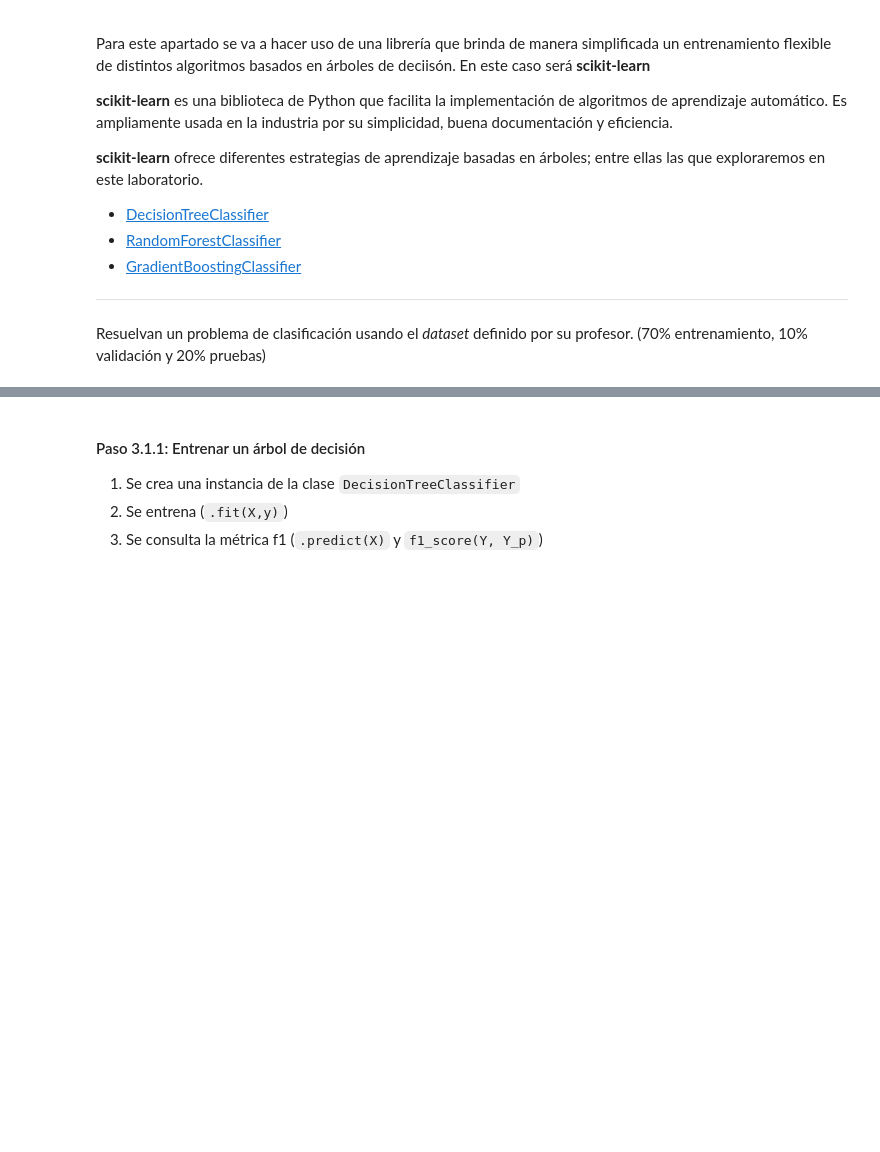
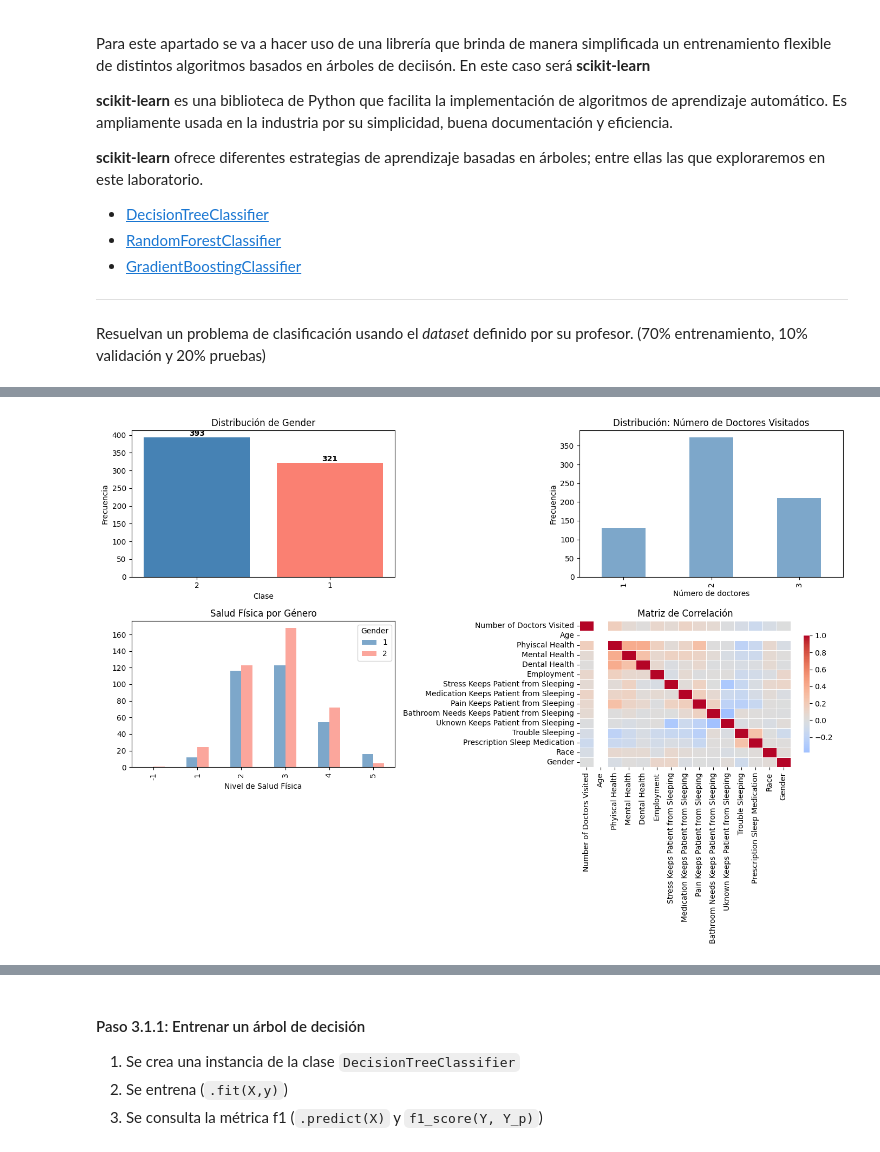
Before and after one commit to Juanseom/decision-trees-ptia-lab1, a Jupyter notebook: DT_PTIA_2026-1C.ipynb, the cells around one changed output, grey strips where cells are left out. Cells and saved outputs as stored; diff of their text form; code cells hidden in the pictures; blank space fills up the shorter version.

```diff
--- a/DT_PTIA_2026-1C.ipynb
+++ b/DT_PTIA_2026-1C.ipynb
@@ -1224,0 +1232,78 @@ Para comprender la naturaleza de los datos que estamos utilizando es necesario *
+# %%
+# Analizar los datos
+
+import pandas as pd
+import matplotlib.pyplot as plt
+import seaborn as sns
+
+# 1. Cargar el dataset
+dataset = pd.read_csv('NPHA-doctor-visits.csv')
+
+print()
+print("EXPLORACIÓN DEL DATASET NPHA-doctor-visits")
+print()
+
+# 2. Información general
+print(f"\nDimensiones: {dataset.shape[0]} filas x {dataset.shape[1]} columnas")
+print(f"\nColumnas del dataset:")
+for i, col in enumerate(dataset.columns, 1):
+    print(f"  {i:2d}. {col}")
+
+print(f"\nTipos de datos:")
+print(dataset.dtypes.to_string())
+
+# 3. Verificar valores nulos
+print(f"\nValores nulos por columna:")
+null_counts = dataset.isnull().sum()
+if null_counts.sum() == 0:
+    print("  No se encontraron valores nulos en el dataset")
+else:
+    print(null_counts[null_counts > 0].to_string())
+
+# 4. Estadísticas descriptivas
+print(f"\nEstadísticas descriptivas:")
+print(dataset.describe().to_string())
+
+# 5. Distribución de la variable objetivo (Gender)
+target_col = 'Gender'
+print(f"\nDistribución de la variable objetivo ({target_col}):")
+class_counts = dataset[target_col].value_counts()
+for val, count in class_counts.items():
+    print(f"  Clase {val}: {count} ({count/len(dataset)*100:.1f}%)")
+
+# 6. Visualizaciones
+fig, axes = plt.subplots(2, 2, figsize=(14, 10))
+
+axes[0, 0].bar(class_counts.index.astype(str), class_counts.values, color=['steelblue', 'salmon'])
+axes[0, 0].set_title(f'Distribución de {target_col}')
+axes[0, 0].set_xlabel('Clase')
+axes[0, 0].set_ylabel('Frecuencia')
+for i, (val, count) in enumerate(class_counts.items()):
+    axes[0, 0].text(i, count + 5, str(count), ha='center', fontweight='bold')
+
+dataset['Number of Doctors Visited'].value_counts().sort_index().plot(
+    kind='bar', ax=axes[0, 1], color='steelblue', alpha=0.7)
+axes[0, 1].set_title('Distribución: Número de Doctores Visitados')
+axes[0, 1].set_xlabel('Número de doctores')
+axes[0, 1].set_ylabel('Frecuencia')
+
+dataset.groupby(target_col)['Phyiscal Health'].value_counts().unstack(0).plot(
+    kind='bar', ax=axes[1, 0], color=['steelblue', 'salmon'], alpha=0.7)
+axes[1, 0].set_title('Salud Física por Género')
+axes[1, 0].set_xlabel('Nivel de Salud Física')
+axes[1, 0].legend(title='Gender')
+
+corr = dataset.corr()
+sns.heatmap(corr, ax=axes[1, 1], cmap='coolwarm', center=0,
+            fmt='.1f', linewidths=0.5, cbar_kws={'shrink': 0.8})
+axes[1, 1].set_title('Matriz de Correlación')
+
+plt.tight_layout()
+plt.show()
+
+# 7. Correlaciones con la variable objetivo
+print(f"\nCorrelación de cada variable con {target_col}:")
+target_corr = corr[target_col].drop(target_col).sort_values(ascending=False)
+for feat, val in target_corr.items():
+    print(f"  {feat:50s}: {val:+.4f}")
+# %% [output]
@@ -1224,0 +1327 @@ Para comprender la naturaleza de los datos que estamos utilizando es necesario *
+[figure, added]
```
Also changed, not shown: parts of 27 cells of this notebook.
